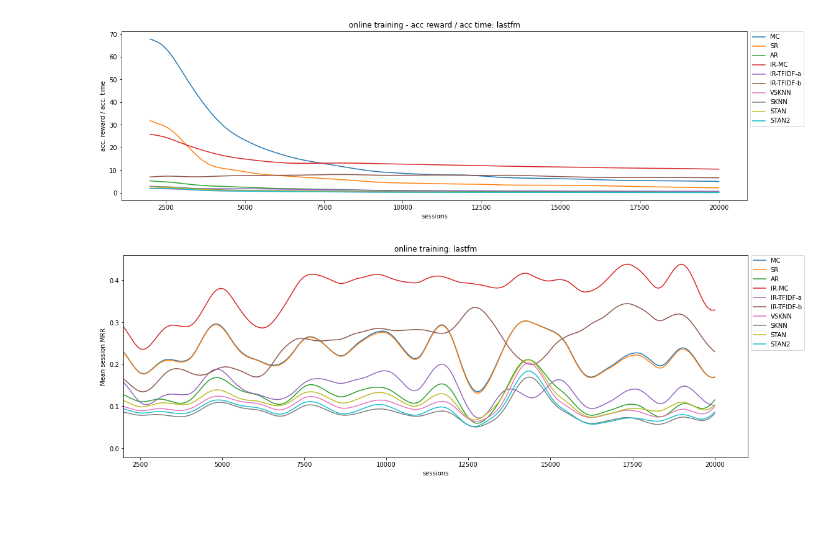
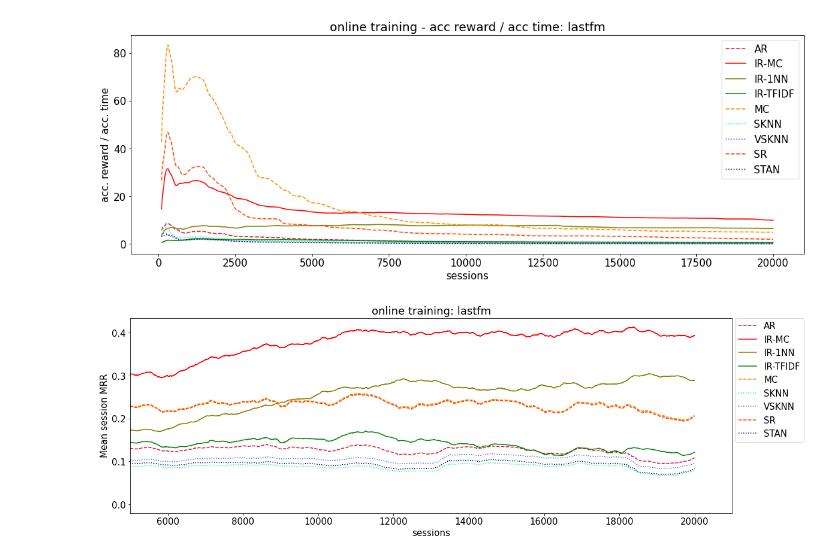
Before and after one commit to arthurtofani/session-rec, a Jupyter notebook: dynamic.ipynb, the cells around one changed output. Cells and saved outputs as stored; diff of their text form; code cells hidden in the pictures; blank space fills up the shorter version.

```diff
--- a/dynamic.ipynb
+++ b/dynamic.ipynb
@@ -4,6 +4,7 @@ import numpy as np
 import os
 import matplotlib.pyplot as plt
 pd.set_option('precision', 4)
+plt.rcParams.update({'font.size': 15})
 # %%
 dataset = 'lastfm'
 slugs_df = pd.read_csv('slugs.csv', sep=';').set_index('Metrics')
@@ -33,9 +34,10 @@ df.set_index('key', inplace=True)
 df.insert(0, 'key', slugs_df['slug'])
 df = df[df.key != 'skip']
 df.reset_index(drop=True, inplace=True)
-
+df.matches /= df.num_items
 xdf = df.groupby('key').sum()[['fit_time', 'predict_time', 'reward_norm', 'matches']].astype(int).sort_values('reward_norm', ascending=False)
 xdf.style.background_gradient(axis = 0, cmap='Blues')
+#df
 # %% [output]
 |  | fit_time | predict_time | reward_norm | matches |
 | key |  |  |  |  |
@@ -87,34 +110,61 @@ plt.show()
 # %%
 algs = list(df['key'].unique())
-plt.figure(figsize=(18, 5))
-for alg in algs:
-    dfx = df[df.key==alg].sort_values('Unnamed: 0')
+plt.figure(figsize=(18, 6))
+refs = slugs_df.set_index('slug')
+lines = {'neural': '--', 'IR': '-', 'kNN': ':', 'rules': '--'}
+algs = refs[refs.index != 'skip']
+
+
+for col in algs.index:
+    if col=='GRU4Rec':
+        continue
+    dfx = df[df.key==col].sort_values('Unnamed: 0')
     dfx['acc_reward'] = dfx.reward_norm.cumsum()
-
     dfx['total_time'] = dfx['predict_time'] + dfx['fit_time']
     dfx['acc_time'] = dfx.total_time.cumsum()
     dfx['reward_time'] = dfx.acc_reward / dfx.acc_time
     fl = dfx['reward_time']
-    fl = fl.rolling(2000, win_type='hanning').mean()
-    plt.plot(dfx['Unnamed: 0'], fl, label=alg)
-plt.legend(bbox_to_anchor=(1.005, 1), loc='upper left', borderaxespad=0.)
+    fl = fl.rolling(100, win_type=None).mean()
+
+    ref = refs.loc[col]
+    color = ref.color if ref.color != 'skip' else None
+
+    plt.plot(dfx['Unnamed: 0'], fl,
+             color=color,
+             linestyle=lines[refs.loc[col].alg_type],
+             label=col)
+plt.legend() # bbox_to_anchor=(1.005, 1), loc='upper left', borderaxespad=0.)
 #plt.xticks(range(20), range(1, 21))
 plt.xlabel('sessions')
 #plt.log_y(True)
 plt.ylabel('acc. reward / acc. time')
 plt.title("online training - acc reward / acc time: %s" % dataset)
 plt.savefig(os.path.join(fig_path, '%s_acc_reward_time.pdf' % dataset), format='pdf')
 plt.show()
 # %% [output]
-[figure, old version]
+[figure, new version]
 # %%
-algs = list(df['key'].unique())
+#algs = list(df['key'].unique())
 plt.figure(figsize=(18, 6))
-win_size = 2000
-for alg in algs:
-    dfx = df[df.key==alg].sort_values('Unnamed: 0')
-    fl = dfx.reward_norm.rolling(win_size, win_type='hanning').mean().fillna(0)
-    plt.plot(range(len(fl)), fl, label=alg)
+win_size = 5000
+
+refs = slugs_df.set_index('slug')
+lines = {'neural': '--', 'IR': '-', 'kNN': ':', 'rules': '--'}
+algs = refs[refs.index != 'skip']
+
+for col in algs.index:
+    if col=='GRU4Rec':
+        continue
+    dfx = df[df.key==col].sort_values('Unnamed: 0')
+    fl = dfx.reward_norm.rolling(win_size, win_type=None).mean().fillna(0)
+
+    ref = refs.loc[col]
+    color = ref.color if ref.color != 'skip' else None
+
+    plt.plot(range(len(fl)), fl,
+             color=color,
+             linestyle=lines[refs.loc[col].alg_type],
+             label=col)
 plt.legend(bbox_to_anchor=(1.005, 1), loc='upper left', borderaxespad=0.)
 plt.xlabel('sessions')
 plt.xlim(win_size)
@@ -123,4 +173,4 @@ plt.title("online training: %s" % dataset)
 plt.savefig(os.path.join(fig_path, '%s_mean_mrr.pdf' % dataset), format='pdf')
 plt.show()
 # %% [output]
-[figure, old version]
+[figure, new version]
```
Also changed, not shown: parts of 7 cells of this notebook, 9 other files.
